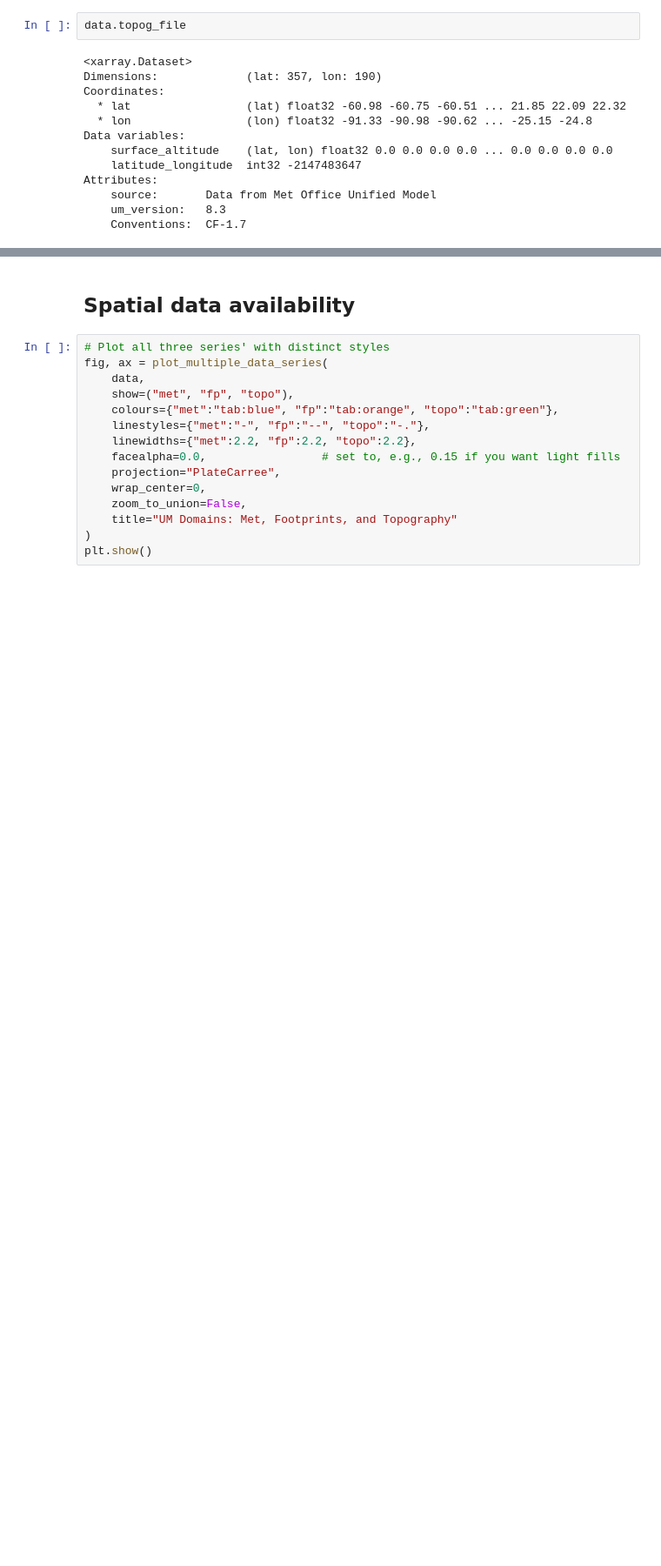
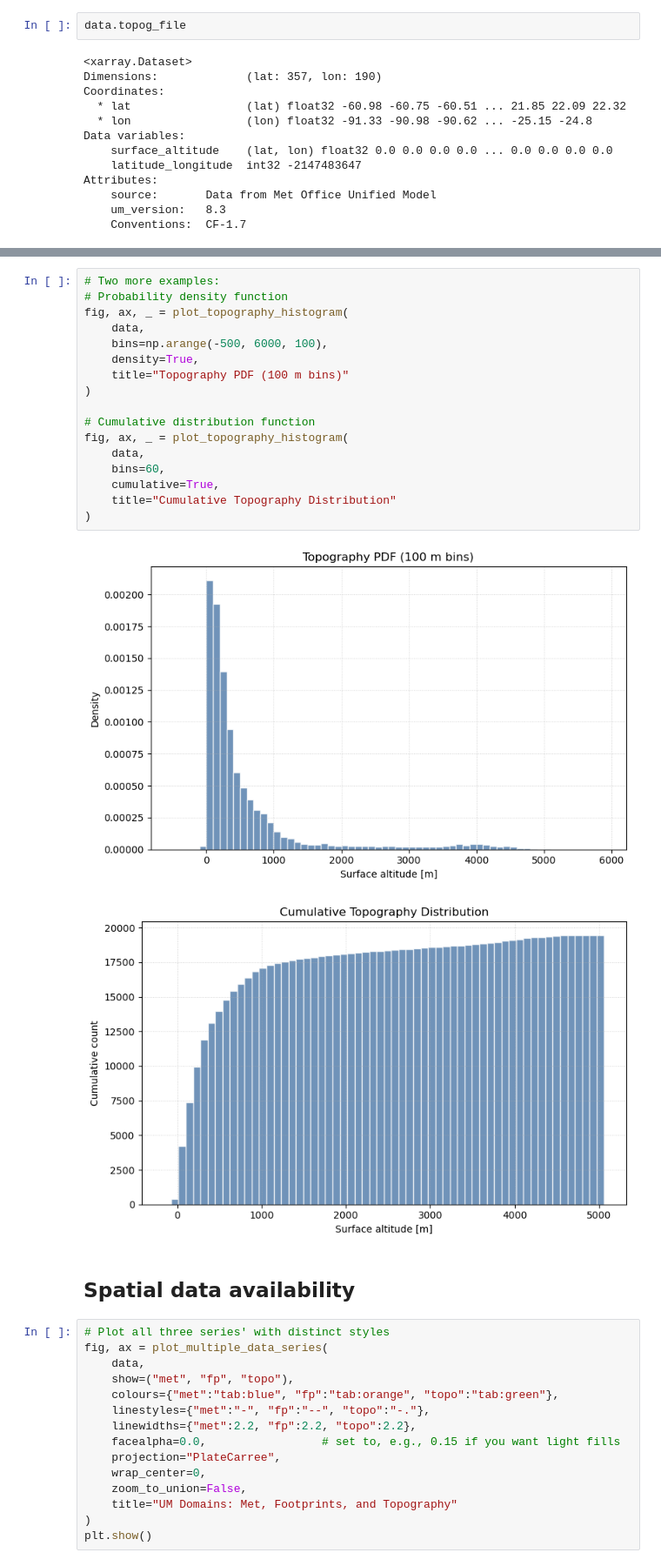
Before and after one commit to GATES-Lab/GATES_LPDM_emulator, a Jupyter notebook: vis/characterisation.ipynb, the cells around one changed output, grey strips where cells are left out. Shown at 87% size. Drawn from its saved outputs; the diff is of its cells as text; blank space fills up the shorter version.

```diff
--- a/vis/characterisation.ipynb
+++ b/vis/characterisation.ipynb
@@ -153,3 +174,23 @@ Attributes:
+# %%
+# Two more examples:
+# Probability density function
+fig, ax, _ = plot_topography_histogram(
+    data,
+    bins=np.arange(-500, 6000, 100),
+    density=True,
+    title="Topography PDF (100 m bins)"
+)
+
+# Cumulative distribution function
+fig, ax, _ = plot_topography_histogram(
+    data,
+    bins=60,
+    cumulative=True,
+    title="Cumulative Topography Distribution"
+)
+# %% [output]
+[figure, added]
+[figure, added]
 # %% [markdown]
 ## Spatial data availability
 # %%
```
Also changed, not shown: parts of 4 cells of this notebook, 2 other files.
